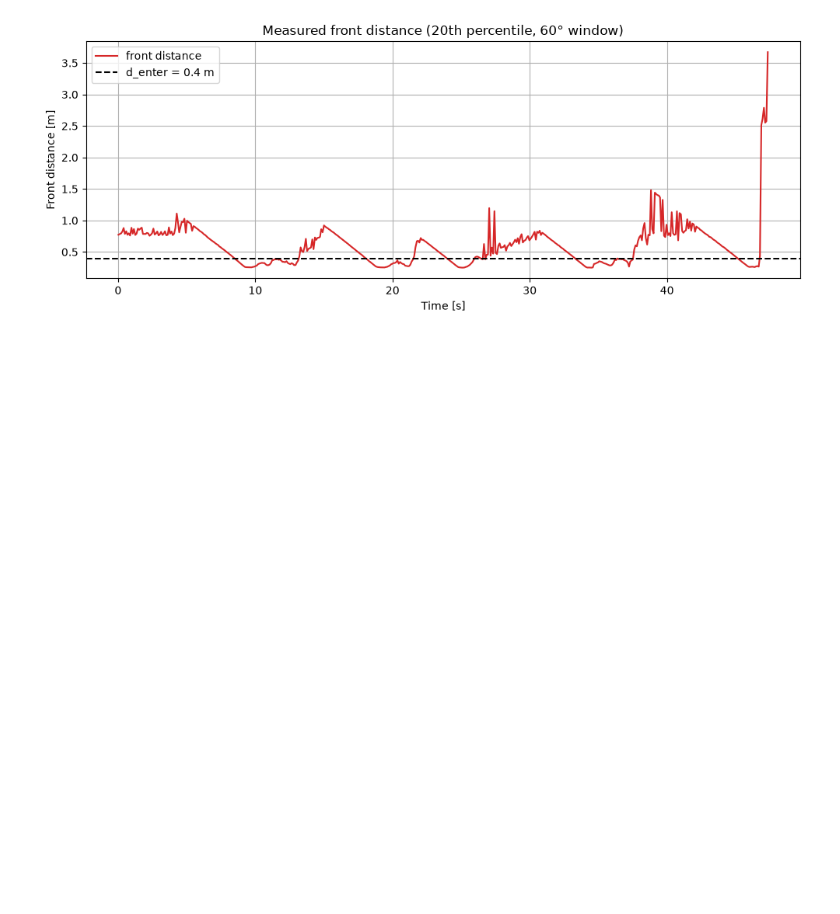
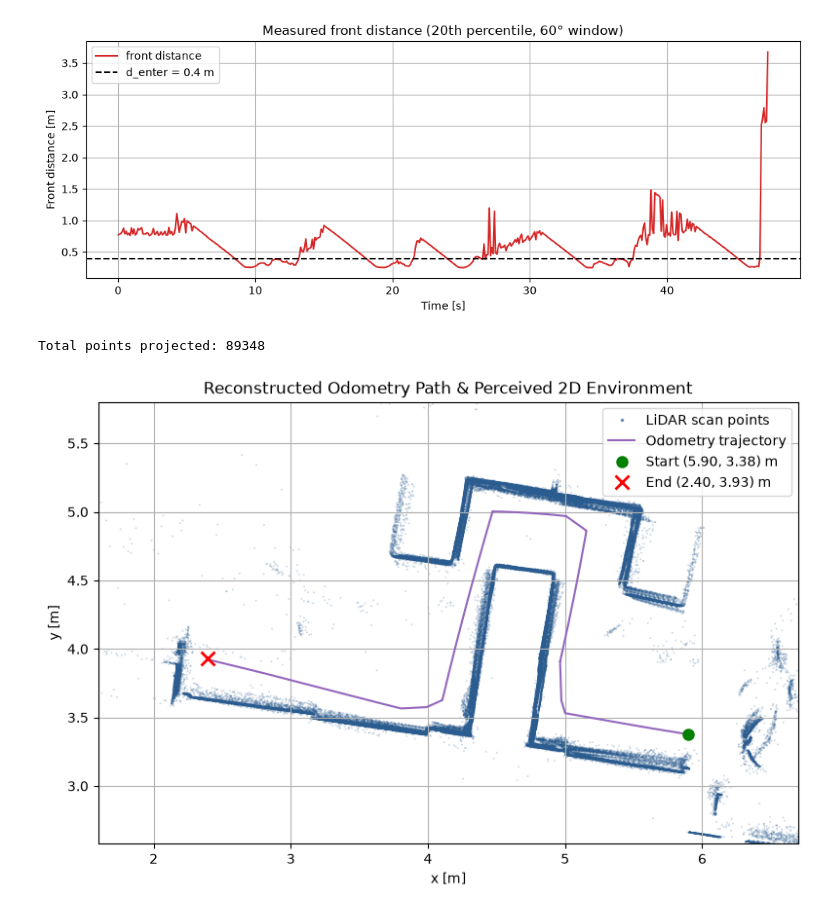
Before and after one commit to capoverzoclan/SESASR, a Jupyter notebook: lab03_data/lab03_plotter.ipynb, the cells around one changed output. Drawn from its saved outputs; the diff is of its cells as text; code cells hidden in the pictures; blank space fills up the shorter version.

Commit message:
added environment plot to plotter

```diff
--- a/lab03_data/lab03_plotter.ipynb
+++ b/lab03_data/lab03_plotter.ipynb
@@ -140,3 +140,80 @@ if SAVE_FIGURES:
 plt.show()
 # %% [output]
 [figure]
+# %%
+# %% Map: odometry path + accumulated LiDAR points
+from matplotlib.lines import Line2D
+
+LIDAR_OFFSET_X = -0.032   # LiDAR position in the base frame [m]
+R_MIN, R_MAX = 0.12, 3.5   # valid range of the LDS-02 [m] (the real scan reports 0.0 and 100.0)
+
+# load the scans if they are not already in memory (skip if the front-distance block ran)
+if 'scans' not in globals():
+    con = sqlite3.connect(str(DB3_PATH))
+    scans = read_topic(con, '/scan')
+    con.close()
+
+pts_x, pts_y = [], []
+for t, scan in scans:
+    ts = t - t0
+    # robot pose at the scan time, interpolated from /odom
+    rx = np.interp(ts, t_o, x)
+    ry = np.interp(ts, t_o, y)
+    ryaw = np.interp(ts, t_o, yaw_unwrapped)
+
+    r = np.asarray(scan.ranges, dtype=float)
+    a = scan.angle_min + np.arange(len(r)) * scan.angle_increment
+    ok = np.isfinite(r) & (r > R_MIN) & (r < R_MAX)
+    r, a = r[ok], a[ok]
+
+    # points in the base frame, then rotated/translated into the odom frame
+    bx = r * np.cos(a) + LIDAR_OFFSET_X
+    by = r * np.sin(a)
+    pts_x.append(rx + bx * np.cos(ryaw) - by * np.sin(ryaw))
+    pts_y.append(ry + bx * np.sin(ryaw) + by * np.cos(ryaw))
+
+pts_x = np.concatenate(pts_x)
+pts_y = np.concatenate(pts_y)
+print(f'Total points projected: {len(pts_x)}')
+
+# view limits around the trajectory (the data is not filtered, only the view is cropped)
+MARGIN = 0.8   # [m] around the trajectory
+xlim = (x.min() - MARGIN, x.max() + MARGIN)
+ylim = (y.min() - MARGIN, y.max() + MARGIN)
+w_in = 8.0
+h_in = w_in * (ylim[1] - ylim[0]) / (xlim[1] - xlim[0]) + 1.0   # +1 in for labels/title
+
+fig4, ax4 = plt.subplots(figsize=(w_in, h_in))
+ax4.scatter(pts_x, pts_y, s=2.0, c='#2b5c8f', alpha=0.22, edgecolors='none')
+ax4.plot(x, y, color='tab:purple', linewidth=1.5, zorder=5)
+ax4.plot(x[0], y[0], 'go', markersize=8, zorder=7)
+ax4.plot(x[-1], y[-1], 'rx', markersize=10, mew=2, zorder=7)
+
+ax4.set_xlabel('x [m]')
+ax4.set_ylabel('y [m]')
+ax4.set_title('Reconstructed Odometry Path & Perceived 2D Environment')
+ax4.set_xlim(xlim)
+ax4.set_ylim(ylim)
+ax4.set_aspect('equal', adjustable='box')
+ax4.grid(True)
+
+# legend with proxy handles: markers appear at their plot size (markerscale=1)
+handles = [
+    Line2D([], [], marker='.', linestyle='', color='#2b5c8f', alpha=0.6,
+           markersize=3, label='LiDAR scan points'),
+    Line2D([], [], color='tab:purple', linewidth=1.5, label='Odometry trajectory'),
+    Line2D([], [], marker='o', linestyle='', color='g', markersize=8,
+           label=f'Start ({x[0]:.2f}, {y[0]:.2f}) m'),
+    Line2D([], [], marker='x', linestyle='', color='r', markersize=10, mew=2,
+           label=f'End ({x[-1]:.2f}, {y[-1]:.2f}) m'),
+]
+ax4.legend(handles=handles, loc='best', markerscale=1.0)
+
+fig4.tight_layout()
+if SAVE_FIGURES:
+    fig4.savefig('odometry_laser_map.png', dpi=150)
+
+plt.show()
+# %% [output]
+Total points projected: 89348
+[figure, added]
```
Also changed, not shown: 3 other files.
